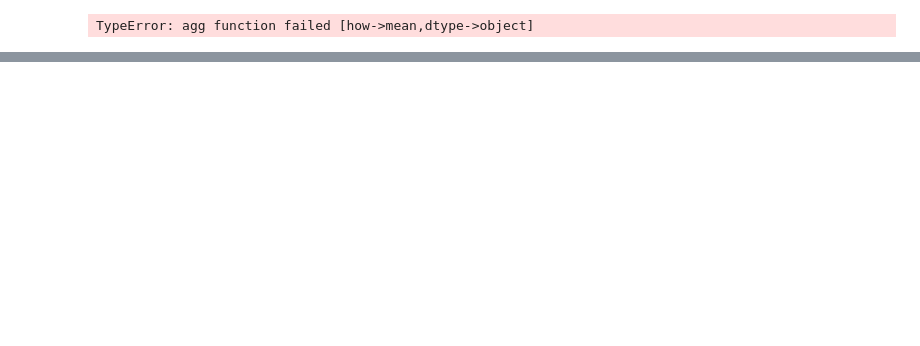
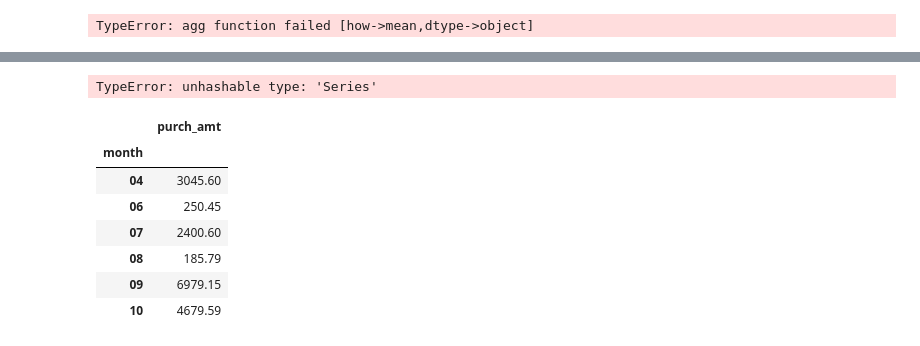
Before and after one commit to AayushParab44/Advanced_Statistics, a Jupyter notebook: mergeandsplitassignment.ipynb, the cells around one changed output, grey strips where cells are left out. Drawn from its saved outputs; the diff is of its cells as text; code cells hidden in the pictures; blank space fills up the shorter version.

```diff
--- a/mergeandsplitassignment.ipynb
+++ b/mergeandsplitassignment.ipynb
@@ -136,0 +243,56 @@ TypeError: agg function failed [how->mean,dtype->object]
+# %%
+# 10. Write a Pandas program to split the following dataframe into groups based on customer id and create a list of order date for each group.
+# Test Data:
+#    ord_no  purch_amt    ord_date  customer_id  salesman_id
+# 0    70001     150.50  2012-10-05         3005         5002
+# 1    70009     270.65  2012-09-10         3001         5005
+# 2    70002      65.26  2012-10-05         3002         5001
+# 3    70004     110.50  2012-08-17         3009         5003
+# 4    70007     948.50  2012-09-10         3005         5002
+# 5    70005    2400.60  2012-07-27         3007         5001
+# 6    70008    5760.00  2012-09-10         3002         5001
+# 7    70010    1983.43  2012-10-10         3004         5006
+# 8    70003    2480.40  2012-10-10         3009         5003
+# 9    70012     250.45  2012-06-27         3008         5002
+# 10   70011      75.29  2012-08-17         3003         5007
+# 11   70013    3045.60  2012-04-25         3002         5001
+
+grp=df.groupby('customer_id')
+d={}
+for x,y in grp:
+
+    d[y['customer_id']].extend(y['ord_date'])
+    print(y,end='\n\n\n')
+
+print(d)
+# %% [output]
+TypeError: unhashable type: 'Series'
+# %%
+# 11. Write a Pandas program to split the following dataframe into groups and calculate monthly purchase amount.
+# Test Data:
+#    ord_no  purch_amt    ord_date  customer_id  salesman_id
+# 0    70001     150.50  05-10-2012         3001         5002
+# 1    70009     270.65  09-10-2012         3001         5005
+# 2    70002      65.26  05-10-2012         3005         5001
+# 3    70004     110.50  08-17-2012         3001         5003
+# 4    70007     948.50  10-09-2012         3005         5002
+# 5    70005    2400.60  07-27-2012         3001         5001
+# 6    70008    5760.00  10-09-2012         3005         5001
+# 7    70010    1983.43  10-10-2012         3001         5006
+# 8    70003    2480.40  10-10-2012         3005         5003
+# 9    70012     250.45  06-17-2012         3001         5002
+# 10   70011      75.29  07-08-2012         3005         5007
+# 11   70013    3045.60  04-25-2012         3005         5001
+new_df=df.copy()
+new_df['month']=new_df['ord_date'].apply(lambda a:a.split('-')[1])
+new_df_monthly=new_df[['month','purch_amt']]
+new_df_monthly.groupby(by='month').sum()
+# %% [output]
+|  | purch_amt |
+| month |  |
+| 04 | 3045.60 |
+| 06 | 250.45 |
+| 07 | 2400.60 |
+| 08 | 185.79 |
+| 09 | 6979.15 |
+| 10 | 4679.59 |
```
Also changed, not shown: parts of 7 cells of this notebook, 1 other file.
